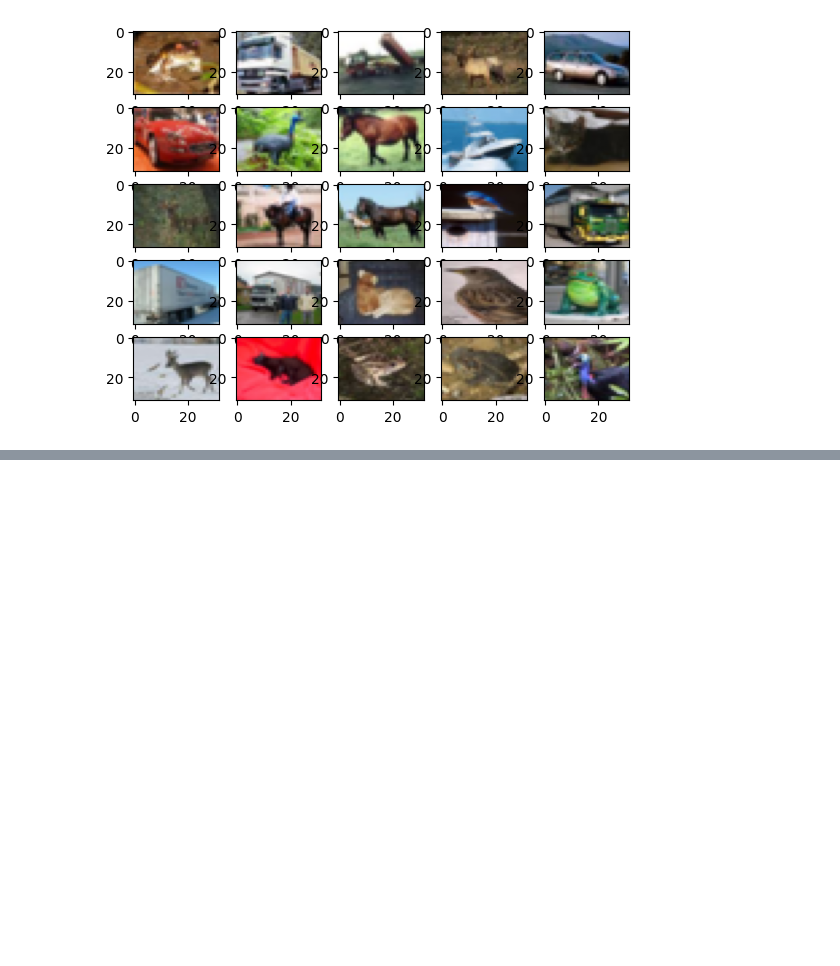
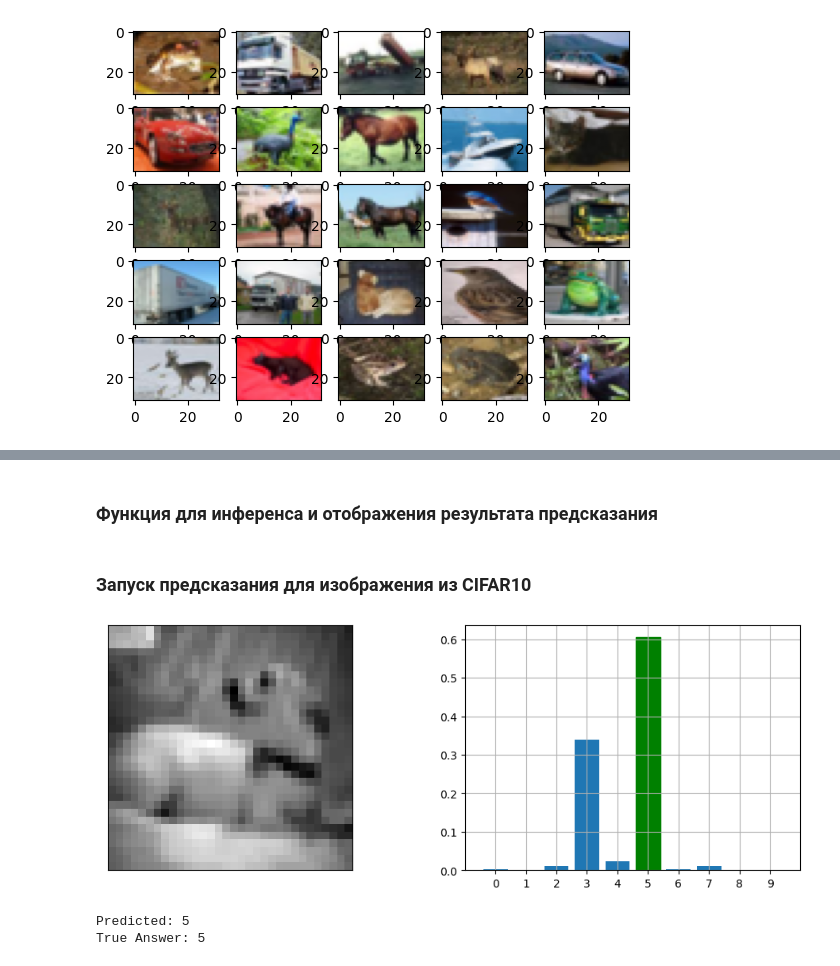
Before and after one commit to alex-chin/gb_deep_view, a Jupyter notebook: homeworks/home02/home02.ipynb, the cells around one changed output, grey strips where cells are left out. Drawn from its saved outputs; the diff is of its cells as text; code cells hidden in the pictures; blank space fills up the shorter version.

```diff
--- a/homeworks/home02/home02.ipynb
+++ b/homeworks/home02/home02.ipynb
@@ -228,0 +275,8 @@ model.save('cifar10.h5')
+# %%
+LEARNING_RATE = 0.001
+
+# optimizer = tf.keras.optimizers.SGD(LEARNING_RATE)
+optimizer = tf.keras.optimizers.Adam(LEARNING_RATE)
+
+# writer = tf.summary.create_file_writer('logs/sgd')
+writer = tf.summary.create_file_writer('logs/adam')
@@ -228,0 +342,38 @@ model.save('cifar10.h5')
+# %% [markdown]
+### Функция для инференса и отображения результата предсказания
+# %%
+def test_item(sample):
+
+    logits = modelTF(sample[None, ...])[0]
+    prediction = tf.nn.softmax(logits)
+    ans = np.argmax(prediction)
+
+    fig = plt.figure(figsize=(12,4))
+
+    ax = fig.add_subplot(1, 2, 1)
+    ax.imshow(sample[:,:,0], cmap='gray')
+    plt.xticks([]), plt.yticks([])
+
+    ax = fig.add_subplot(1, 2, 2)
+    bar_list = ax.bar(np.arange(10), prediction, align='center')
+    bar_list[ans].set_color('g')
+    ax.set_xticks(np.arange(10))
+    ax.set_xlim([-1, 10])
+    ax.grid(True)
+
+    plt.show()
+
+    print('Predicted: {}'.format(ans))
+# %% [markdown]
+### Запуск предсказания для изображения из CIFAR10
+# %%
+import random
+idx = random.randint(0, x_test.shape[0])
+sample = x_test[idx, ...]
+test_item(sample)
+
+print('True Answer: {}'.format(y_test[idx]))
+# %% [output]
+[figure, added]
+Predicted: 5
+True Answer: 5
```
Also changed, not shown: parts of 36 cells of this notebook.
